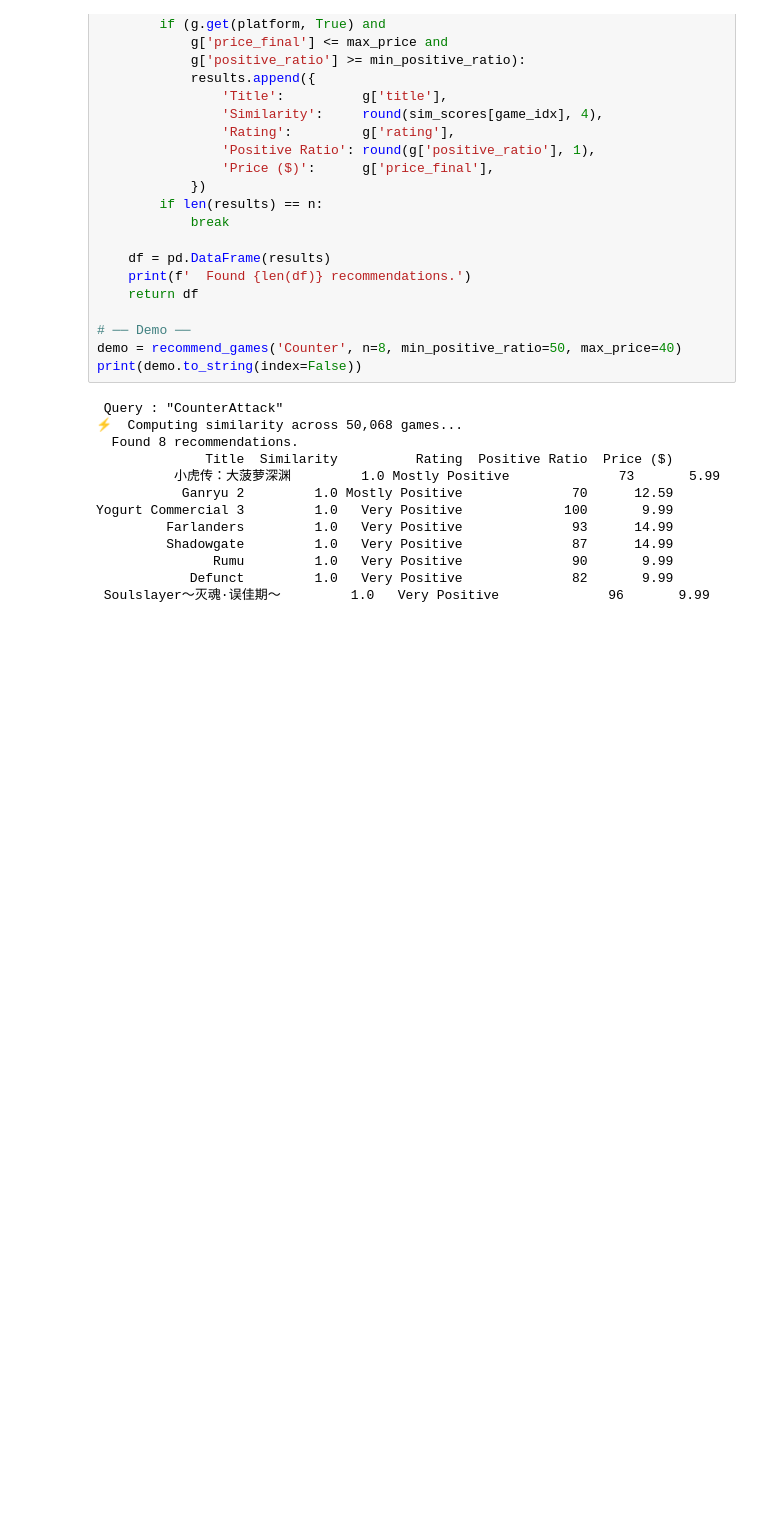
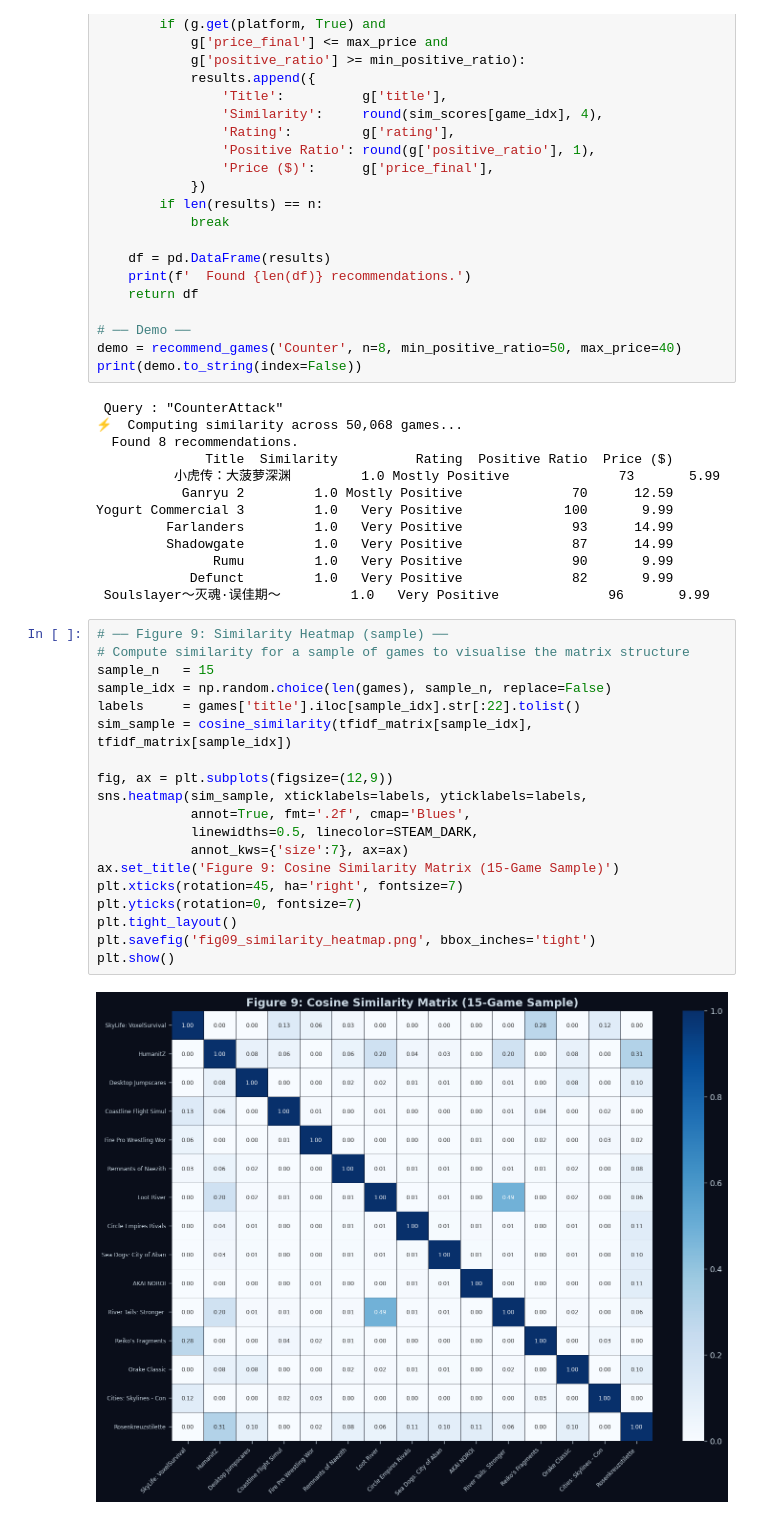
Before and after one commit to keshabbhattarai126/GamesRecommendationOnSteam, a Jupyter notebook: steam_game_recommender.ipynb, the cells around one changed output. Drawn from its saved outputs; the diff is of its cells as text; blank space fills up the shorter version.

Commit message:
similarity heatmap

```diff
--- a/steam_game_recommender.ipynb
+++ b/steam_game_recommender.ipynb
@@ -418,3 +418,24 @@ Yogurt Commercial 3         1.0   Very Positive             100       9.99
                Rumu         1.0   Very Positive              90       9.99
             Defunct         1.0   Very Positive              82       9.99
  Soulslayer～灭魂·误佳期～         1.0   Very Positive              96       9.99
+# %%
+# ── Figure 9: Similarity Heatmap (sample) ──
+# Compute similarity for a sample of games to visualise the matrix structure
+sample_n   = 15
+sample_idx = np.random.choice(len(games), sample_n, replace=False)
+labels     = games['title'].iloc[sample_idx].str[:22].tolist()
+sim_sample = cosine_similarity(tfidf_matrix[sample_idx], tfidf_matrix[sample_idx])
+
+fig, ax = plt.subplots(figsize=(12,9))
+sns.heatmap(sim_sample, xticklabels=labels, yticklabels=labels,
+            annot=True, fmt='.2f', cmap='Blues',
+            linewidths=0.5, linecolor=STEAM_DARK,
+            annot_kws={'size':7}, ax=ax)
+ax.set_title('Figure 9: Cosine Similarity Matrix (15-Game Sample)')
+plt.xticks(rotation=45, ha='right', fontsize=7)
+plt.yticks(rotation=0, fontsize=7)
+plt.tight_layout()
+plt.savefig('fig09_similarity_heatmap.png', bbox_inches='tight')
+plt.show()
+# %% [output]
+[figure, added]
```
